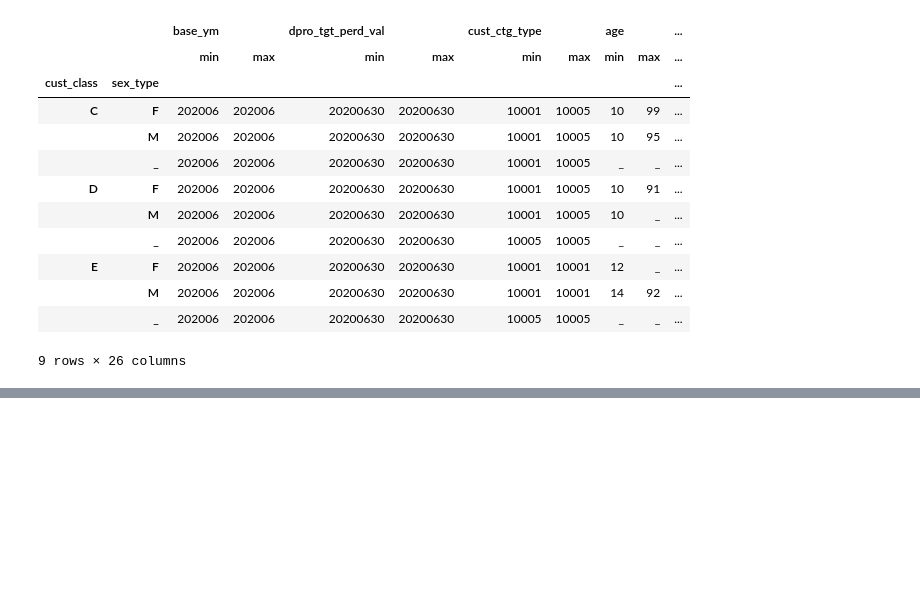
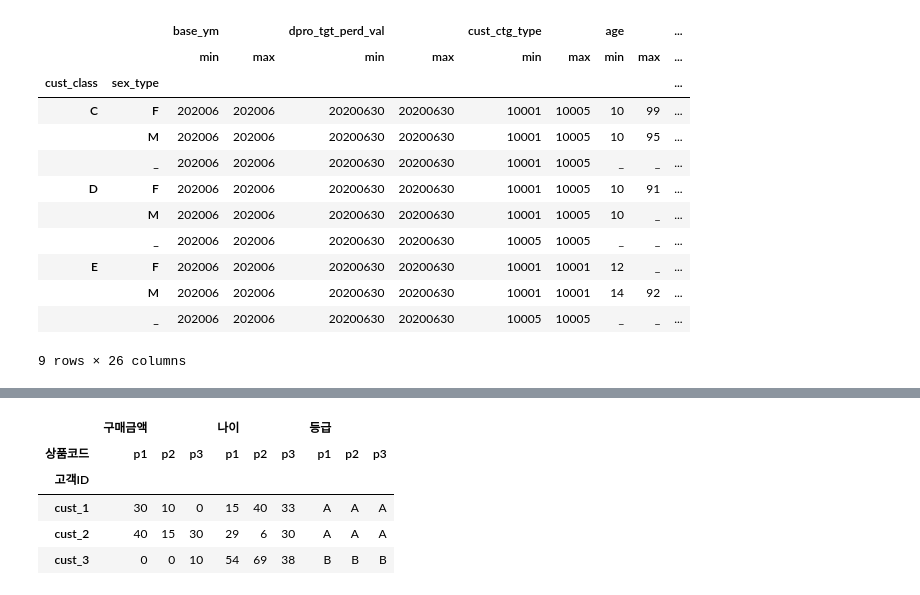
Before and after one commit to Jingu-Tr-Lee-06/Study_AICE, a Jupyter notebook: PythonNoteBook/AICE_Pandas_실습.ipynb, the cells around one changed output, grey strips where cells are left out. Drawn from its saved outputs; the diff is of its cells as text; code cells hidden in the pictures; blank space fills up the shorter version.

```diff
--- a/AICE_Pandas_실습.ipynb
+++ b/PythonNoteBook/AICE_Pandas_실습.ipynb
@@ -342,0 +306,9 @@ cust.set_index(['cust_class', 'sex_type']).groupby(['cust_class', 'sex_type']).a
+# %%
+sample.pivot_table(index = '고객ID', columns = '상품코드', aggfunc = 'sum')
+# %% [output]
+|  | 구매금액 |  |  | 나이 |  |  | 등급 |  |  |
+| 상품코드 | p1 | p2 | p3 | p1 | p2 | p3 | p1 | p2 | p3 |
+| 고객ID |  |  |  |  |  |  |  |  |  |
+| cust_1 | 30 | 10 | 0 | 15 | 40 | 33 | A | A | A |
+| cust_2 | 40 | 15 | 30 | 29 | 6 | 30 | A | A | A |
+| cust_3 | 0 | 0 | 10 | 54 | 69 | 38 | B | B | B |
```
Also changed, not shown: parts of 10 cells of this notebook, 6 other files.
